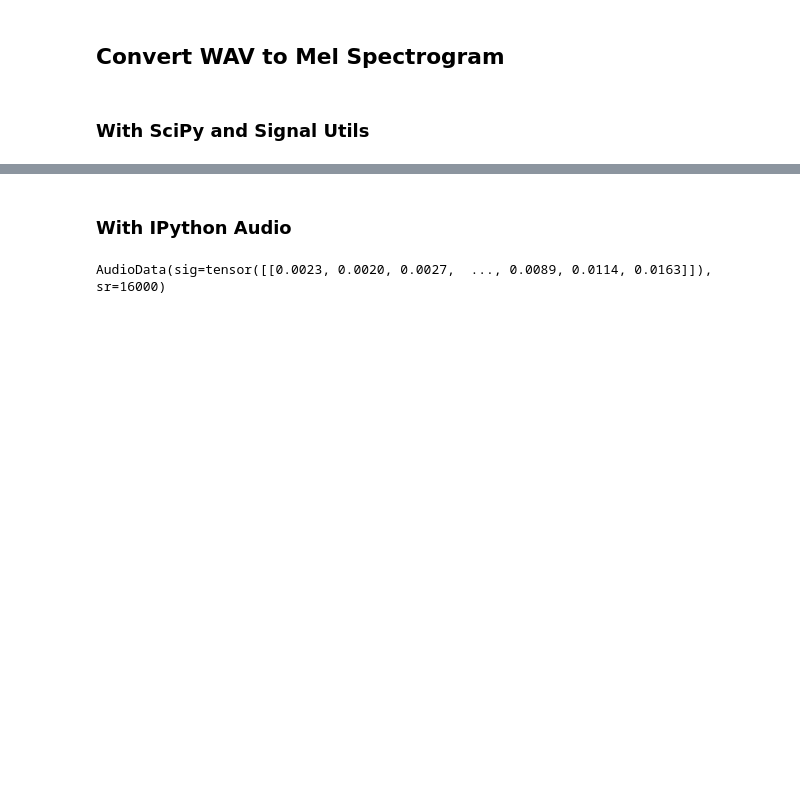
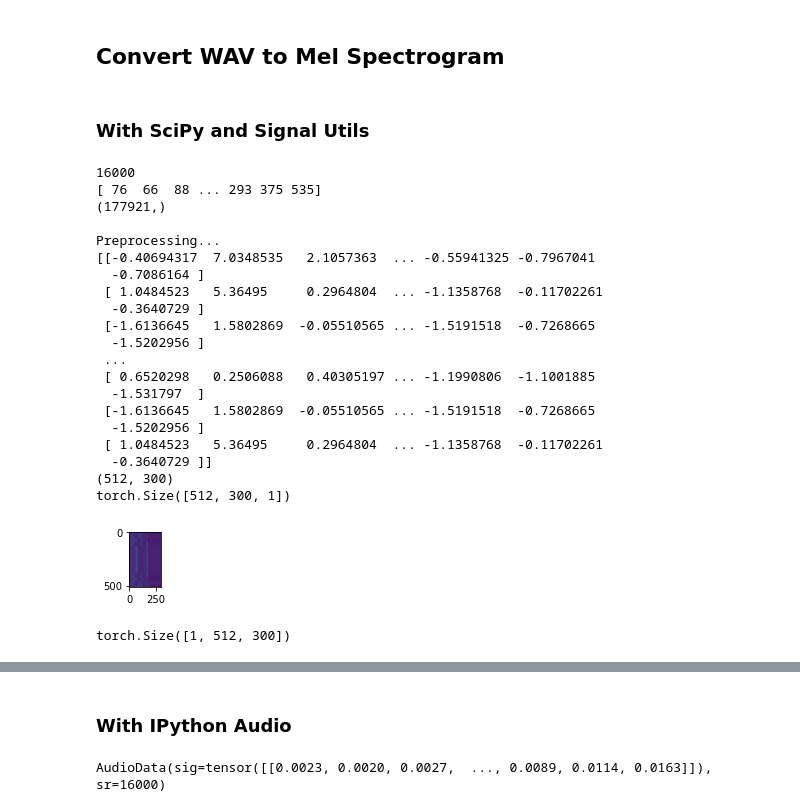
Before and after one commit to karan-sarkar/VGGVox-PyTorch, a Jupyter notebook: notebooks/spec_augment_example.ipynb, the cells around one changed output, grey strips where cells are left out. Drawn from its saved outputs; the diff is of its cells as text; code cells hidden in the pictures; blank space fills up the shorter version.

```diff
--- a/notebooks/spec_augment_example.ipynb
+++ b/notebooks/spec_augment_example.ipynb
@@ -64,6 +64,48 @@ def tfm_spectro(ad:Audio, sr=16000, to_db_scale=False, n_fft=1024,
     return mel
 # %% [markdown]
 ### With SciPy and Signal Utils
+# %%
+sr, audio=wavfile.read("../test.wav")
+print(sr)
+print(audio)
+print(audio.shape)
+print()
+print("Preprocessing...")
+start=np.random.randint(0,audio.shape[0]-48320+1)
+audio=audio[start:start+48320]
+audio=sig.preprocess(audio).astype(np.float32)
+print(audio)
+print(audio.shape)
+audio = torch.tensor(np.expand_dims(audio, 2))
+print(audio.shape)
+#audio = torch.reshape(torch.tensor(audio), (1, -1))
+print()
+specAugment = SpecAugment(W=40, F=40, T=50, freq_masks=3, time_masks=3, freq_zero=True, time_zero=True, to_mel=False)
+aug = specAugment(audio)
+tensor_to_img(aug)
+# %% [output]
+16000
+[ 76  66  88 ... 293 375 535]
+(177921,)
+
+Preprocessing...
+[[-0.40694317  7.0348535   2.1057363  ... -0.55941325 -0.7967041
+  -0.7086164 ]
+ [ 1.0484523   5.36495     0.2964804  ... -1.1358768  -0.11702261
+  -0.3640729 ]
+ [-1.6136645   1.5802869  -0.05510565 ... -1.5191518  -0.7268665
+  -1.5202956 ]
+ ...
+ [ 0.6520298   0.2506088   0.40305197 ... -1.1990806  -1.1001885
+  -1.531797  ]
+ [-1.6136645   1.5802869  -0.05510565 ... -1.5191518  -0.7268665
+  -1.5202956 ]
+ [ 1.0484523   5.36495     0.2964804  ... -1.1358768  -0.11702261
+  -0.3640729 ]]
+(512, 300)
+torch.Size([512, 300, 1])
+[figure, added]
+torch.Size([1, 512, 300])
 # %%
 sr, audio=wavfile.read("../test.wav")
 print(sr)
```
Also changed, not shown: parts of 1 cell of this notebook, 1 other file.
